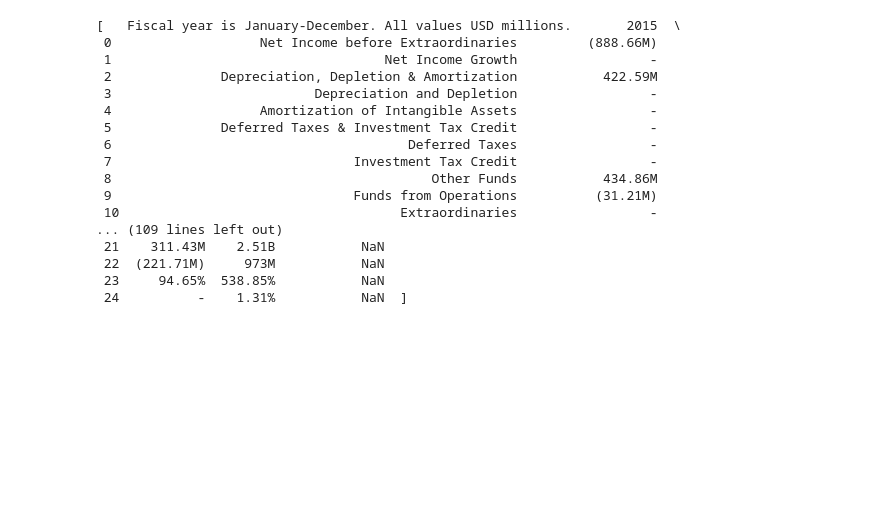
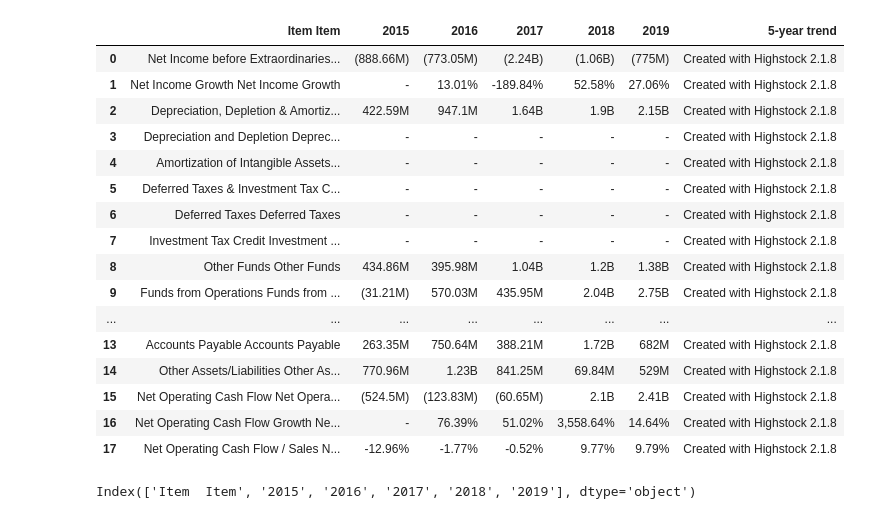
Before and after one commit to dgustave/Retail-Sentiment, a Jupyter notebook: notebooks/market_watch.ipynb, the cells around one changed output. Drawn from its saved outputs; the diff is of its cells as text; code cells hidden in the pictures; blank space fills up the shorter version.

```diff
--- a/notebooks/market_watch.ipynb
+++ b/notebooks/market_watch.ipynb
@@ -10,25 +247,2 @@ from selenium import webdriver
 # %%
-driver = webdriver.Firefox(executable_path= "geckodriver.exe")
-driver.maximize_window()
 driver.get('https://www.marketwatch.com/investing/stock/TSLA/financials/cash-flow')
-table = driver.find_element_by_id("maincontent").get_attribute('innerHTML')
-cashflow  = pd.read_html(table)
-cashflow
-# %% [output]
-[   Fiscal year is January-December. All values USD millions.       2015  \
- 0                   Net Income before Extraordinaries         (888.66M)
- 1                                   Net Income Growth                 -
- 2              Depreciation, Depletion & Amortization           422.59M
- 3                          Depreciation and Depletion                 -
- 4                   Amortization of Intangible Assets                 -
- 5              Deferred Taxes & Investment Tax Credit                 -
- 6                                      Deferred Taxes                 -
- 7                               Investment Tax Credit                 -
- 8                                         Other Funds           434.86M
- 9                               Funds from Operations          (31.21M)
- 10                                    Extraordinaries                 -
-... (109 lines left out)
- 21    311.43M    2.51B           NaN
- 22  (221.71M)     973M           NaN
- 23     94.65%  538.85%           NaN
- 24          -    1.31%           NaN  ]
@@ -89,0 +249,25 @@ def get_financial_report(ticker):
+# %%
+cashflow_table = driver.find_element_by_class_name("overflow--table").get_attribute('innerHTML')
+cashflow  = pd.read_html(cashflow_table)
+cashflow
+cashflow_df = cashflow[0]
+# %%
+cashflow_df
+# %% [output]
+|  | Item Item | 2015 | 2016 | 2017 | 2018 | 2019 | 5-year trend |
+| 0 | Net Income before Extraordinaries... | (888.66M) | (773.05M) | (2.24B) | (1.06B) | (775M) | Created with Highstock 2.1.8 |
+| 1 | Net Income Growth Net Income Growth | - | 13.01% | -189.84% | 52.58% | 27.06% | Created with Highstock 2.1.8 |
+| 2 | Depreciation, Depletion & Amortiz... | 422.59M | 947.1M | 1.64B | 1.9B | 2.15B | Created with Highstock 2.1.8 |
+| 3 | Depreciation and Depletion Deprec... | - | - | - | - | - | Created with Highstock 2.1.8 |
+| 4 | Amortization of Intangible Assets... | - | - | - | - | - | Created with Highstock 2.1.8 |
+| 5 | Deferred Taxes & Investment Tax C... | - | - | - | - | - | Created with Highstock 2.1.8 |
+| 6 | Deferred Taxes Deferred Taxes | - | - | - | - | - | Created with Highstock 2.1.8 |
+| 7 | Investment Tax Credit Investment ... | - | - | - | - | - | Created with Highstock 2.1.8 |
+| 8 | Other Funds Other Funds | 434.86M | 395.98M | 1.04B | 1.2B | 1.38B | Created with Highstock 2.1.8 |
+| 9 | Funds from Operations Funds from ... | (31.21M) | 570.03M | 435.95M | 2.04B | 2.75B | Created with Highstock 2.1.8 |
+| ... | ... | ... | ... | ... | ... | ... | ... |
+| 13 | Accounts Payable Accounts Payable | 263.35M | 750.64M | 388.21M | 1.72B | 682M | Created with Highstock 2.1.8 |
+| 14 | Other Assets/Liabilities Other As... | 770.96M | 1.23B | 841.25M | 69.84M | 529M | Created with Highstock 2.1.8 |
+| 15 | Net Operating Cash Flow Net Opera... | (524.5M) | (123.83M) | (60.65M) | 2.1B | 2.41B | Created with Highstock 2.1.8 |
+| 16 | Net Operating Cash Flow Growth Ne... | - | 76.39% | 51.02% | 3,558.64% | 14.64% | Created with Highstock 2.1.8 |
+| 17 | Net Operating Cash Flow / Sales N... | -12.96% | -1.77% | -0.52% | 9.77% | 9.79% | Created with Highstock 2.1.8 |
@@ -89,0 +276,4 @@ def get_financial_report(ticker):
+# %%
+cashflow_df.columns
+# %% [output]
+Index(['Item  Item', '2015', '2016', '2017', '2018', '2019'], dtype='object')
```
Also changed, not shown: parts of 30 cells of this notebook, 4 other files.
